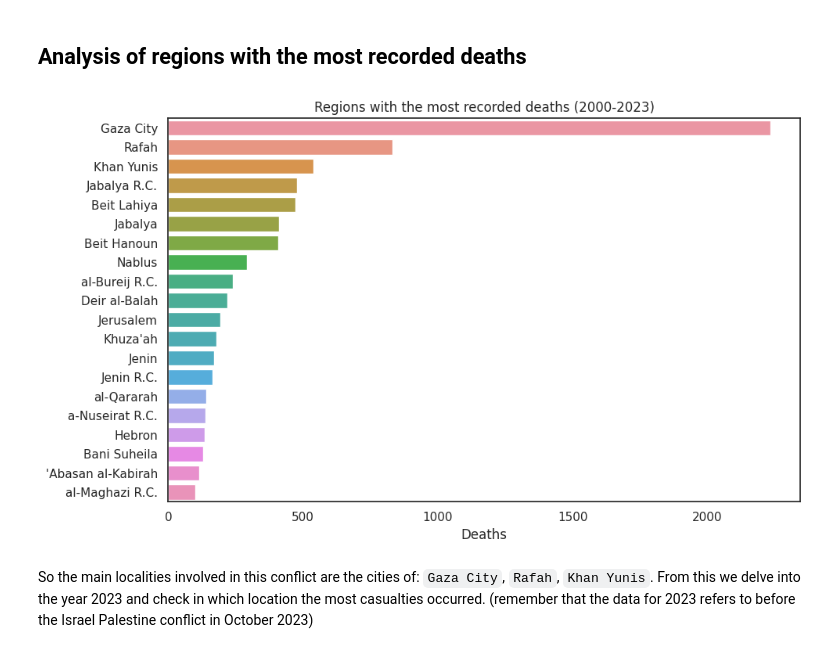
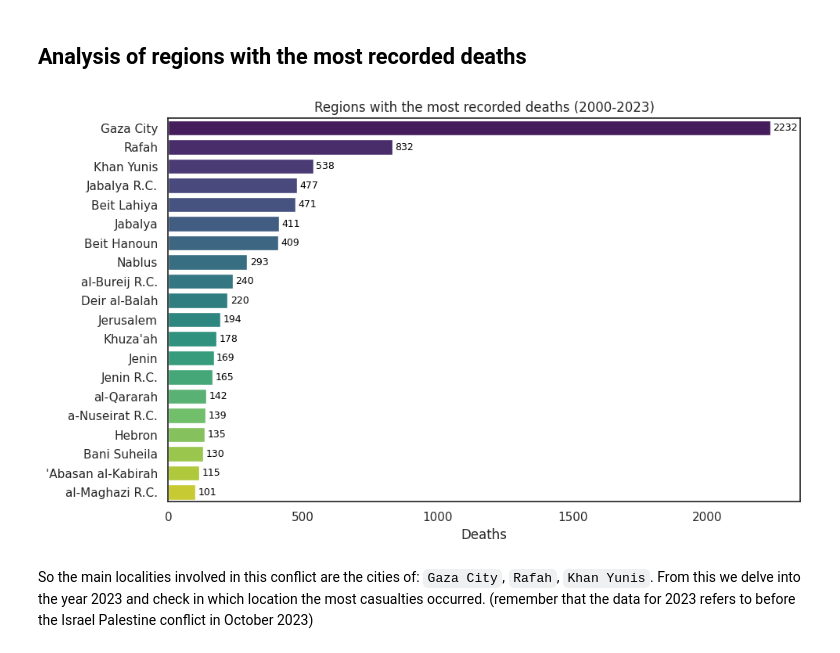
Before and after one commit to exdsgift/IPC-MideastAnalytics, a Jupyter notebook: Fatalities_Project.ipynb, the cells around one changed output. Saved outputs shown, nothing was run; the diff lists cells and outputs as text; code cells hidden in the pictures.

```diff
--- a/Fatalities_Project.ipynb
+++ b/Fatalities_Project.ipynb
@@ -317,16 +318,22 @@ plt.show()
 # %%
 plt.figure(figsize=(10,6))
 plt.title('Regions with the most recorded deaths (2000-2023)')
 plt.xlabel('Deaths')
 
+custom_palette = sns.color_palette("viridis", n_colors=20)
+
 sns.barplot(data = fatalities_df,
             x = fatalities_df['event_location'].value_counts().values[:20],
-            y = fatalities_df['event_location'].value_counts().index[:20])
+            y = fatalities_df['event_location'].value_counts().index[:20],
+            palette = custom_palette)
+
+for i, v in enumerate(fatalities_df['event_location'].value_counts().values[:20]):
+    plt.text(v + 10, i, str(v), color='black', ha='left', va='center', fontsize = 9)
 
 plt.tight_layout()
 plt.show()
 # %% [output]
-[figure, old version]
+[figure, new version]
 # %% [markdown]
 So the main localities involved in this conflict are the cities of: `Gaza City`, `Rafah`, `Khan Yunis`. From this we delve into the year 2023 and check in which location the most casualties occurred. (remember that the data for 2023 refers to before the Israel Palestine conflict in October 2023)
 # %%
```
Also changed, not shown: parts of 8 cells of this notebook.
